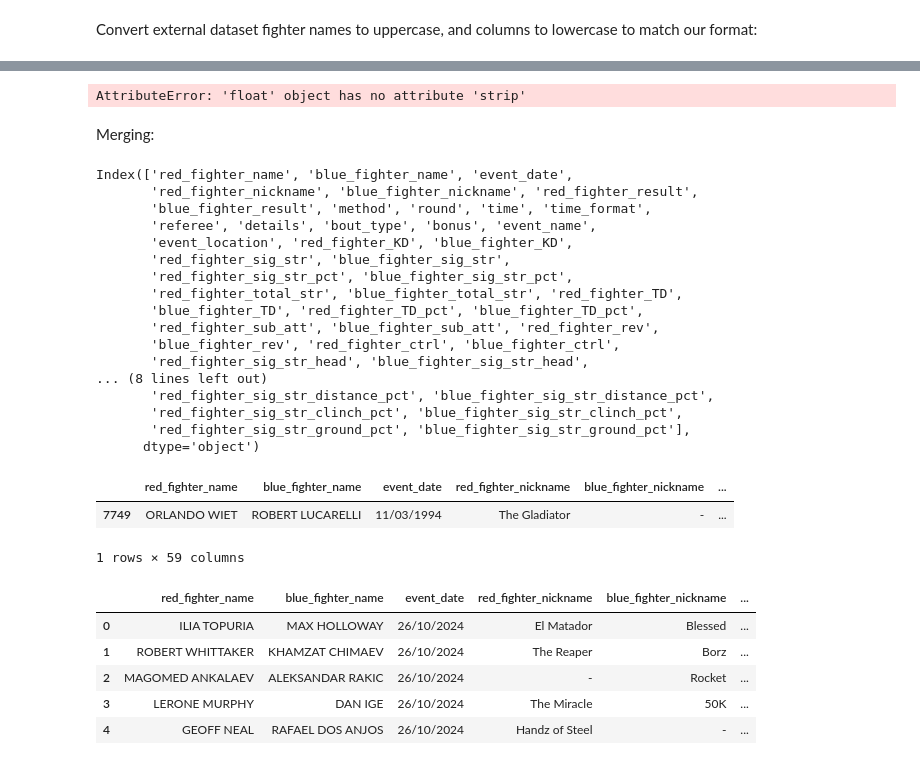
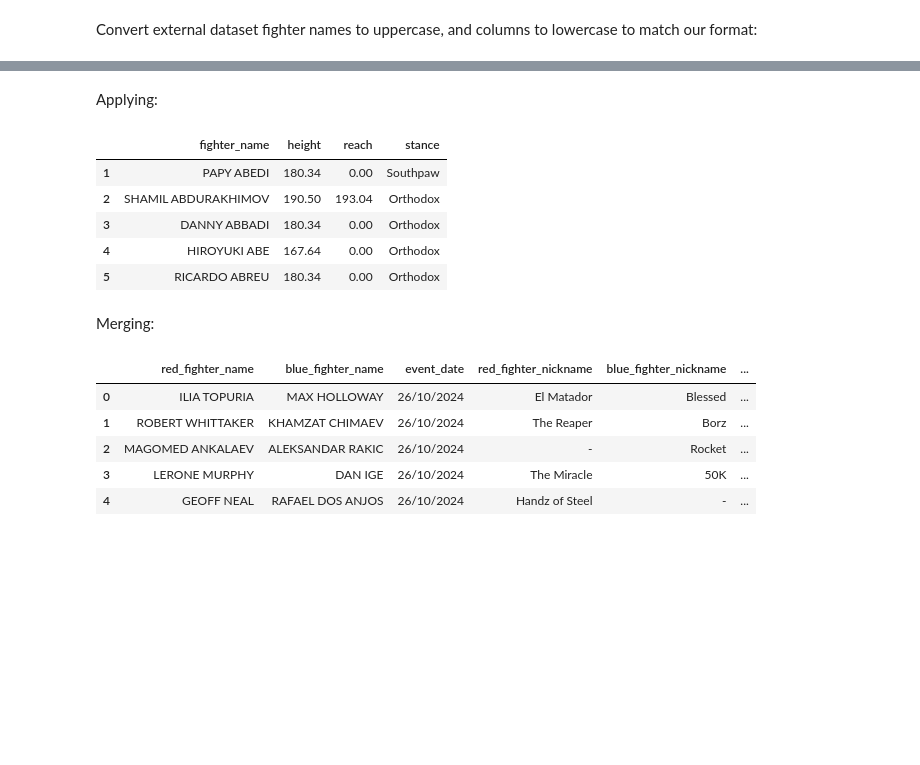
Before and after one commit to komaksym/UFC-DataLab, a Jupyter notebook: data/src/prepare_for_EDA.ipynb, the cells around one changed output, grey strips where cells are left out. Drawn from its saved outputs; the diff is of its cells as text; code cells hidden in the pictures; blank space fills up the shorter version.

```diff
--- a/data/src/prepare_for_EDA.ipynb
+++ b/data/src/prepare_for_EDA.ipynb
@@ -106,7 +84,7 @@ Convert height and reach from inches to cm:
 # %%
 def conv_from_inches_to_cm(inches):
-    breakpoint()
-    # If None
+    """Converts from inches to cm"""
+    # If the data is missing
     if not inches:
         return inches
 
@@ -116,4 +94,9 @@ def conv_from_inches_to_cm(inches):
     # Inch to cm convetsion rate
     i_cm_cr = 2.54
 
-    return int(res[0]) * f_cm_cr + int(res[1]) * i_cm_cr
+    # If converting height
+    if len(res) > 1:
+        return int(res[0]) * f_cm_cr + int(res[1]) * i_cm_cr
+    # Or reach
+    else:
+        return int(res[0]) * i_cm_cr
@@ -129,35 +103,21 @@ for v in athlete_stats['height'].values:
+# %% [markdown]
+Applying:
 # %%
-buf = athlete_stats['height'].apply(conv_from_inches_to_cm)
+# Convert height
+athlete_stats['height'] = athlete_stats['height'].apply(conv_from_inches_to_cm)
+# Convert reach
+athlete_stats['reach'] = athlete_stats['reach'].apply(conv_from_inches_to_cm)
+# Take a look
+athlete_stats.head()
 # %% [output]
-AttributeError: 'float' object has no attribute 'strip'
+|  | fighter_name | height | reach | stance |
+| 1 | PAPY ABEDI | 180.34 | 0.00 | Southpaw |
+| 2 | SHAMIL ABDURAKHIMOV | 190.50 | 193.04 | Orthodox |
+| 3 | DANNY ABBADI | 180.34 | 0.00 | Orthodox |
+| 4 | HIROYUKI ABE | 167.64 | 0.00 | Orthodox |
+| 5 | RICARDO ABREU | 180.34 | 0.00 | Orthodox |
 # %% [markdown]
 Merging:
-# %%
-fights_stats.columns
-# %% [output]
-Index(['red_fighter_name', 'blue_fighter_name', 'event_date',
-       'red_fighter_nickname', 'blue_fighter_nickname', 'red_fighter_result',
-       'blue_fighter_result', 'method', 'round', 'time', 'time_format',
-       'referee', 'details', 'bout_type', 'bonus', 'event_name',
-       'event_location', 'red_fighter_KD', 'blue_fighter_KD',
-       'red_fighter_sig_str', 'blue_fighter_sig_str',
-       'red_fighter_sig_str_pct', 'blue_fighter_sig_str_pct',
-       'red_fighter_total_str', 'blue_fighter_total_str', 'red_fighter_TD',
-       'blue_fighter_TD', 'red_fighter_TD_pct', 'blue_fighter_TD_pct',
-       'red_fighter_sub_att', 'blue_fighter_sub_att', 'red_fighter_rev',
-       'blue_fighter_rev', 'red_fighter_ctrl', 'blue_fighter_ctrl',
-       'red_fighter_sig_str_head', 'blue_fighter_sig_str_head',
-... (8 lines left out)
-       'red_fighter_sig_str_distance_pct', 'blue_fighter_sig_str_distance_pct',
-       'red_fighter_sig_str_clinch_pct', 'blue_fighter_sig_str_clinch_pct',
-       'red_fighter_sig_str_ground_pct', 'blue_fighter_sig_str_ground_pct'],
-      dtype='object')
-# %%
-fights_stats[fights_stats['red_fighter_name'] == "ORLANDO WIET"]
-# %% [output]
-|  | red_fighter_name | blue_fighter_name | event_date | red_fighter_nickname | blue_fighter_nickname | ... |
-| 7749 | ORLANDO WIET | ROBERT LUCARELLI | 11/03/1994 | The Gladiator | - | ... |
-1 rows × 59 columns
 # %%
 fights_stats = pd.merge(fights_stats, athlete_stats, left_on='red_fighter_name', right_on='fighter_name')
 fights_stats.rename(columns={'height': 'red_fighter_height', 'reach': 'red_fighter_reach', 'stance': 'red_fighter_stance'}, inplace=True)
```
Also changed, not shown: parts of 11 cells of this notebook.
